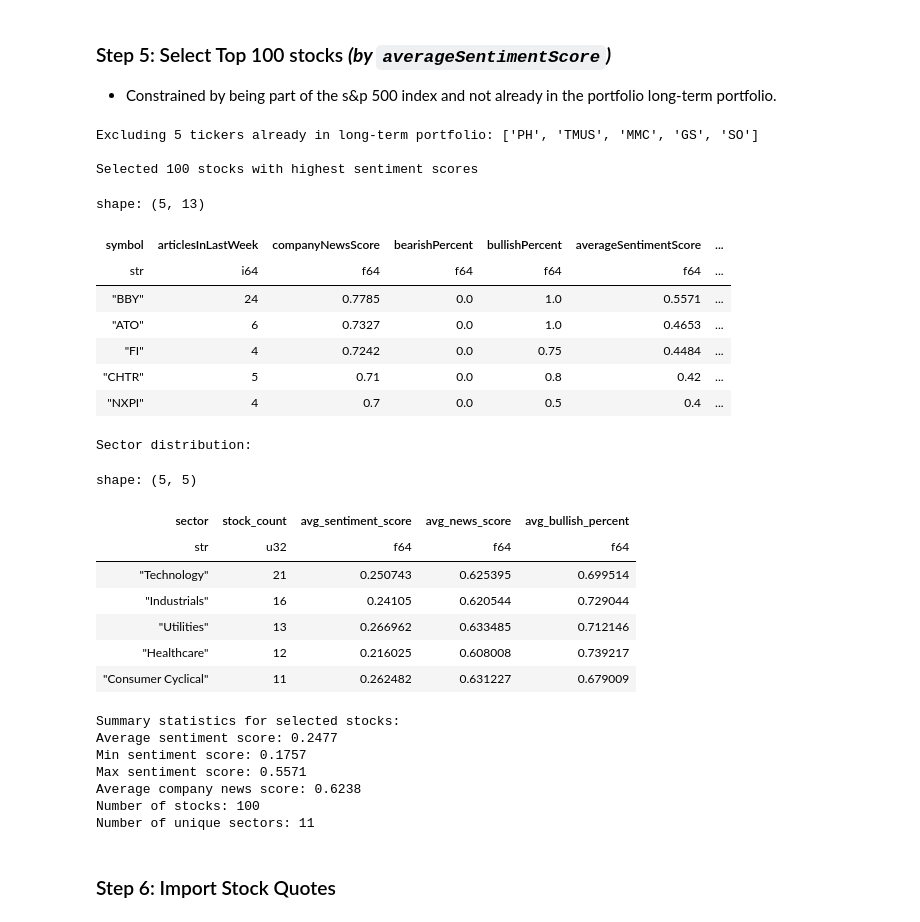
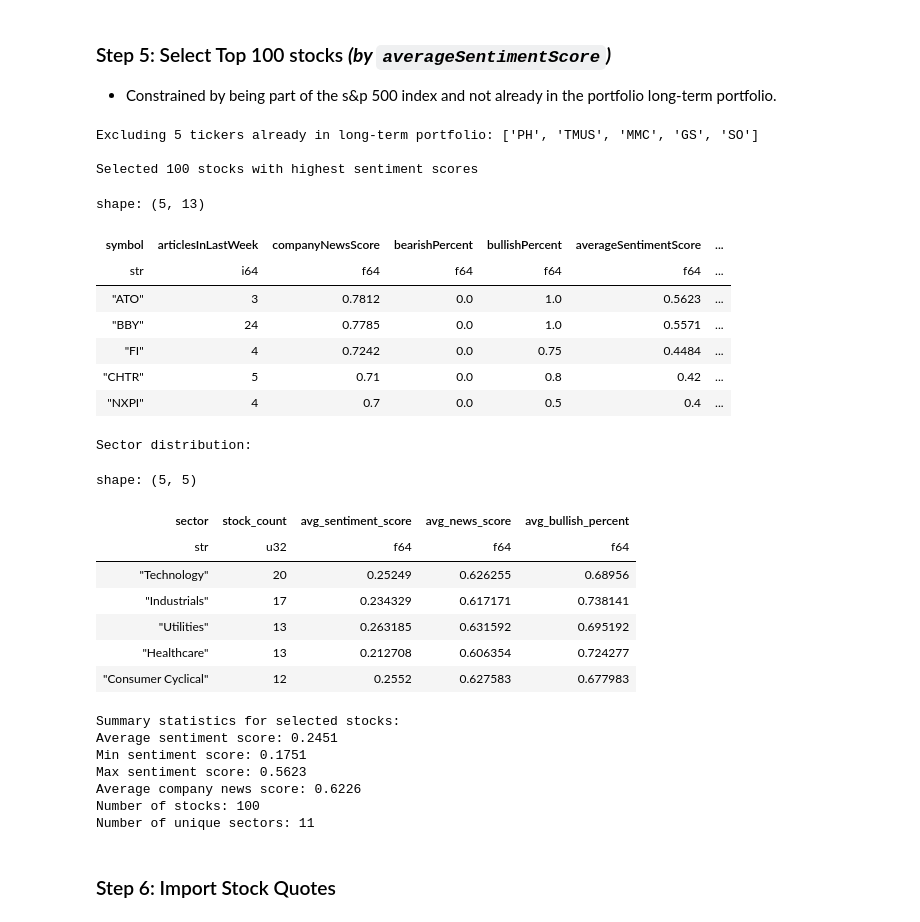
Before and after one commit to renan-peres/mfin-algo-trading-team, a Jupyter notebook: 02_short_term_portfolio.ipynb, the cells around one changed output. Cells and saved outputs as stored; diff of their text form; code cells hidden in the pictures.

```diff
--- a/02_short_term_portfolio.ipynb
+++ b/02_short_term_portfolio.ipynb
@@ -241,7 +240,7 @@ shape: (11, 7)
 - Constrained by being part of the s&p 500 index and not already in the portfolio long-term portfolio.
 # %%
 # Load long-term portfolio and select top sentiment stocks
-long_term_tickers = pl.read_excel(output_file, sheet_name='long_term_portfolio')['Ticker'].to_list()
+long_term_tickers = pl.read_excel(output_file, sheet_name='long_term')['Ticker'].to_list()
 print(f"Excluding {len(long_term_tickers)} tickers already in long-term portfolio: {long_term_tickers}")
 
 selected_stocks = (comprehensive_screened
@@ -261,44 +260,44 @@ sector_distribution = selected_stocks.group_by("sector").agg([
     pl.mean("companyNewsScore").alias("avg_news_score"),
     pl.mean("bullishPercent").alias("avg_bullish_percent")
 ]).sort("stock_count", descending=True)
 
 print(f"\nSector distribution:")
 display(sector_distribution.head())
 
 # Show summary statistics
 print(f"\nSummary statistics for selected stocks:")
 print(f"Average sentiment score: {selected_stocks['averageSentimentScore'].mean():.4f}")
 print(f"Min sentiment score: {selected_stocks['averageSentimentScore'].min():.4f}")
 print(f"Max sentiment score: {selected_stocks['averageSentimentScore'].max():.4f}")
 print(f"Average company news score: {selected_stocks['companyNewsScore'].mean():.4f}")
 print(f"Number of stocks: {selected_stocks['symbol'].count()}")
 print(f"Number of unique sectors: {selected_stocks['sector'].n_unique()}")
 # %% [output]
 Excluding 5 tickers already in long-term portfolio: ['PH', 'TMUS', 'MMC', 'GS', 'SO']
 
 Selected 100 stocks with highest sentiment scores
 shape: (5, 13)
 | symbol | articlesInLastWeek | companyNewsScore | bearishPercent | bullishPercent | averageSentimentScore | ... |
 | str | i64 | f64 | f64 | f64 | f64 | ... |
+| "ATO" | 3 | 0.7812 | 0.0 | 1.0 | 0.5623 | ... |
 | "BBY" | 24 | 0.7785 | 0.0 | 1.0 | 0.5571 | ... |
-| "ATO" | 6 | 0.7327 | 0.0 | 1.0 | 0.4653 | ... |
 | "FI" | 4 | 0.7242 | 0.0 | 0.75 | 0.4484 | ... |
 | "CHTR" | 5 | 0.71 | 0.0 | 0.8 | 0.42 | ... |
 | "NXPI" | 4 | 0.7 | 0.0 | 0.5 | 0.4 | ... |
 Sector distribution:
 shape: (5, 5)
 | sector | stock_count | avg_sentiment_score | avg_news_score | avg_bullish_percent |
 | str | u32 | f64 | f64 | f64 |
-| "Technology" | 21 | 0.250743 | 0.625395 | 0.699514 |
-| "Industrials" | 16 | 0.24105 | 0.620544 | 0.729044 |
-| "Utilities" | 13 | 0.266962 | 0.633485 | 0.712146 |
-| "Healthcare" | 12 | 0.216025 | 0.608008 | 0.739217 |
-| "Consumer Cyclical" | 11 | 0.262482 | 0.631227 | 0.679009 |
+| "Technology" | 20 | 0.25249 | 0.626255 | 0.68956 |
+| "Industrials" | 17 | 0.234329 | 0.617171 | 0.738141 |
+| "Utilities" | 13 | 0.263185 | 0.631592 | 0.695192 |
+| "Healthcare" | 13 | 0.212708 | 0.606354 | 0.724277 |
+| "Consumer Cyclical" | 12 | 0.2552 | 0.627583 | 0.677983 |
 Summary statistics for selected stocks:
-Average sentiment score: 0.2477
-Min sentiment score: 0.1757
-Max sentiment score: 0.5571
-Average company news score: 0.6238
+Average sentiment score: 0.2451
+Min sentiment score: 0.1751
+Max sentiment score: 0.5623
+Average company news score: 0.6226
 Number of stocks: 100
 Number of unique sectors: 11
 # %% [markdown]
```
Also changed, not shown: parts of 15 cells of this notebook, 17 other files.
